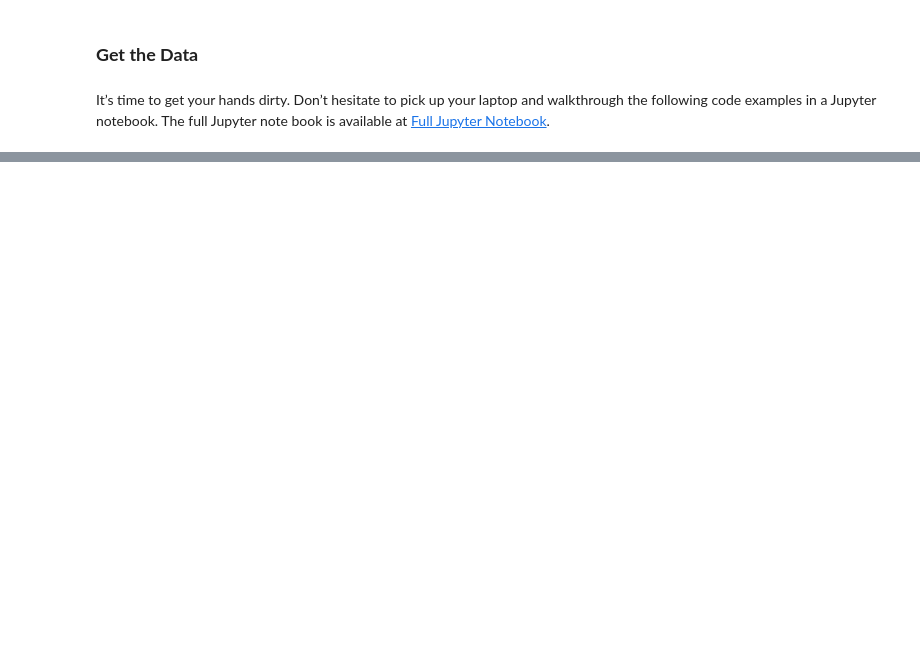
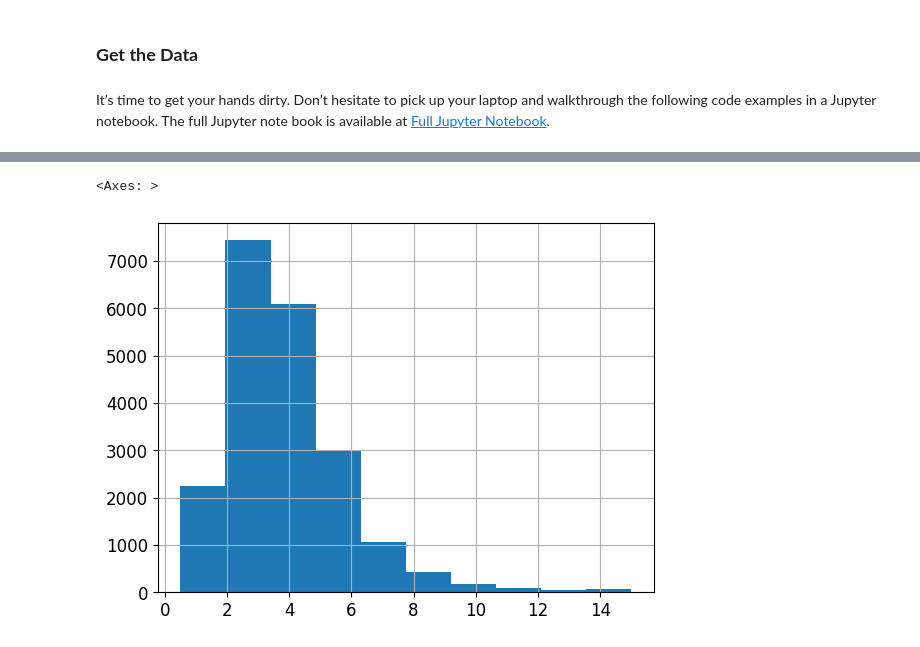
Before and after one commit to hiraeth12/Hands-On-Machine-Learning-with-Scikit-Learn-Keras-and-Tensor-Flow-Aur-lien-G-ron-, a Jupyter notebook: Part 1 - The Fundamentals of Machine Learning/Chapter 2 - End to End Machine Learning Project.ipynb, the cells around one changed output, grey strips where cells are left out. Saved outputs shown, nothing was run; the diff lists cells and outputs as text; code cells hidden in the pictures; blank space fills up the shorter version.

```diff
--- a/Part 1 - The Fundamentals of Machine Learning/Chapter 2 - End to End Machine Learning Project.ipynb
+++ b/Part 1 - The Fundamentals of Machine Learning/Chapter 2 - End to End Machine Learning Project.ipynb
@@ -89,0 +289,5 @@ book is available at [Full Jupyter Notebook](https://github.com/ageron/handson-m
+# %%
+housing["median_income"].hist()
+# %% [output]
+<Axes: >
+[figure, added]
```
Also changed, not shown: parts of 160 cells of this notebook, 12 other files.
